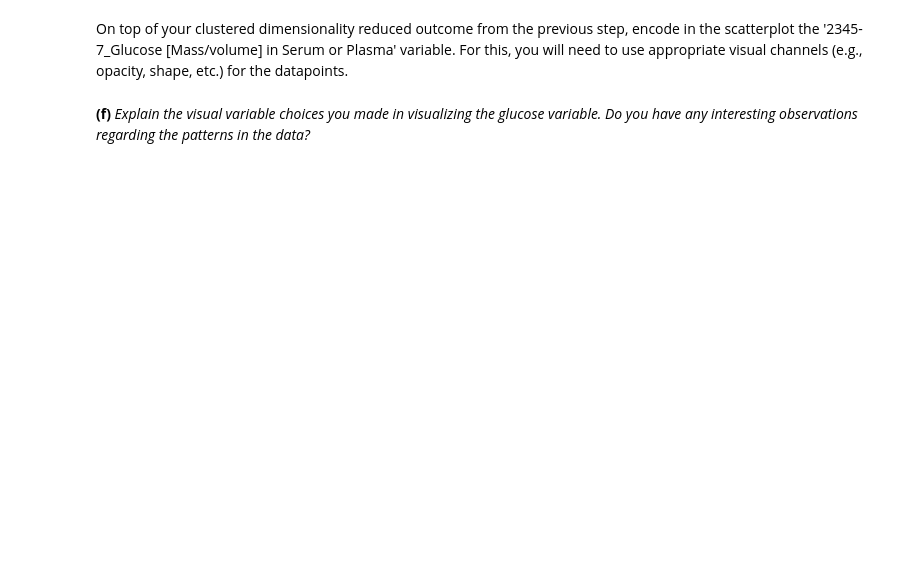
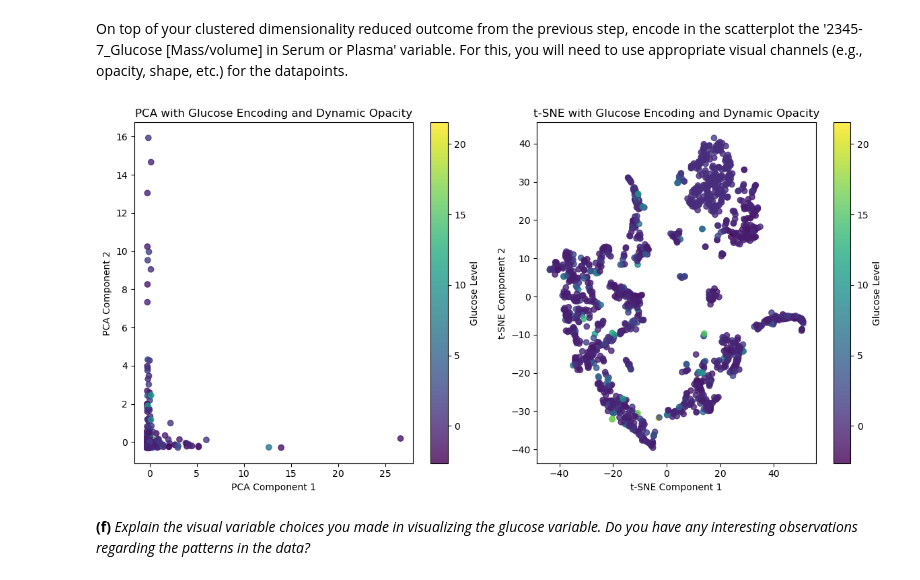
Before and after one commit to tonyzamyatin/mdgamls, a Jupyter notebook: UE5/solution.ipynb, the cells around one changed output. Drawn from its saved outputs; the diff is of its cells as text; code cells hidden in the pictures; blank space fills up the shorter version.

```diff
--- a/UE5/solution.ipynb
+++ b/UE5/solution.ipynb
@@ -142,6 +189,45 @@ to your observations in Part 2 of this exercise. Show your results again in a sc
 On top of your clustered dimensionality reduced outcome from the previous step, encode in the
 scatterplot the '2345-7_Glucose \[Mass/volume\] in Serum or Plasma' variable. For this, you will
 need to use appropriate visual channels (e.g., opacity, shape, etc.) for the datapoints.
+# %%
+from sklearn.preprocessing import MinMaxScaler, RobustScaler
+
+glucose = numeric_data['2345-7_Glucose [Mass/volume] in Serum or Plasma']
+
+# Normalize glucose levels for better visualization
+scaler = RobustScaler()
+glucose_scaled = scaler.fit_transform(glucose.values.reshape(-1, 1)).flatten()
+
+
+# PCA Scatterplot with Glucose Encoding and Opacity
+plt.figure(figsize=(12, 6))
+plt.subplot(1, 2, 1)
+plt.scatter(
+    pca_data[:, 0], pca_data[:, 1],
+    c=glucose_scaled, cmap='viridis',
+    alpha=0.8
+)
+plt.colorbar(label='Glucose Level')
+plt.title('PCA with Glucose Encoding and Dynamic Opacity')
+plt.xlabel('PCA Component 1')
+plt.ylabel('PCA Component 2')
+
+# t-SNE Scatterplot with Glucose Encoding and Opacity
+plt.subplot(1, 2, 2)
+plt.scatter(
+    tsne_data[:, 0], tsne_data[:, 1],
+    c=glucose_scaled, cmap='viridis',
+    alpha=0.8
+)
+plt.colorbar(label='Glucose Level')
+plt.title('t-SNE with Glucose Encoding and Dynamic Opacity')
+plt.xlabel('t-SNE Component 1')
+plt.ylabel('t-SNE Component 2')
+
+plt.tight_layout()
+plt.show()
+# %% [output]
+[figure, added]
 # %% [markdown]
 **(f)** *Explain the visual variable choices you made in visualizing the glucose variable. Do
 you have any interesting observations regarding the patterns in the data?*
```
Also changed, not shown: parts of 6 cells of this notebook, 4 other files.
